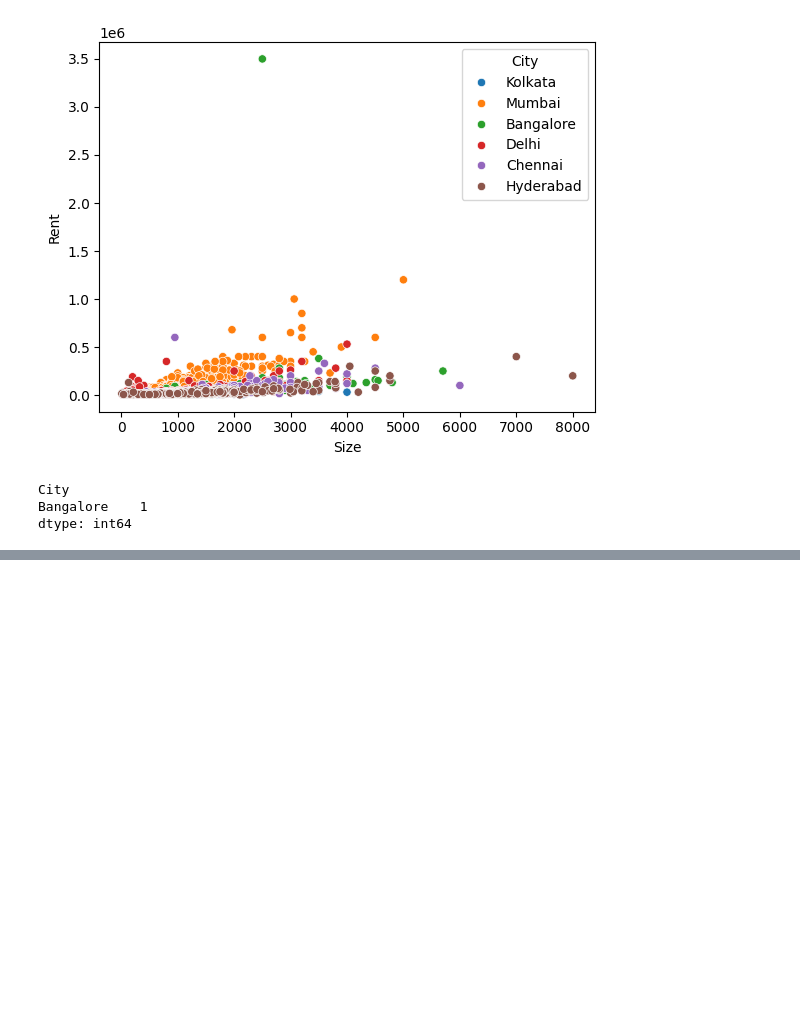
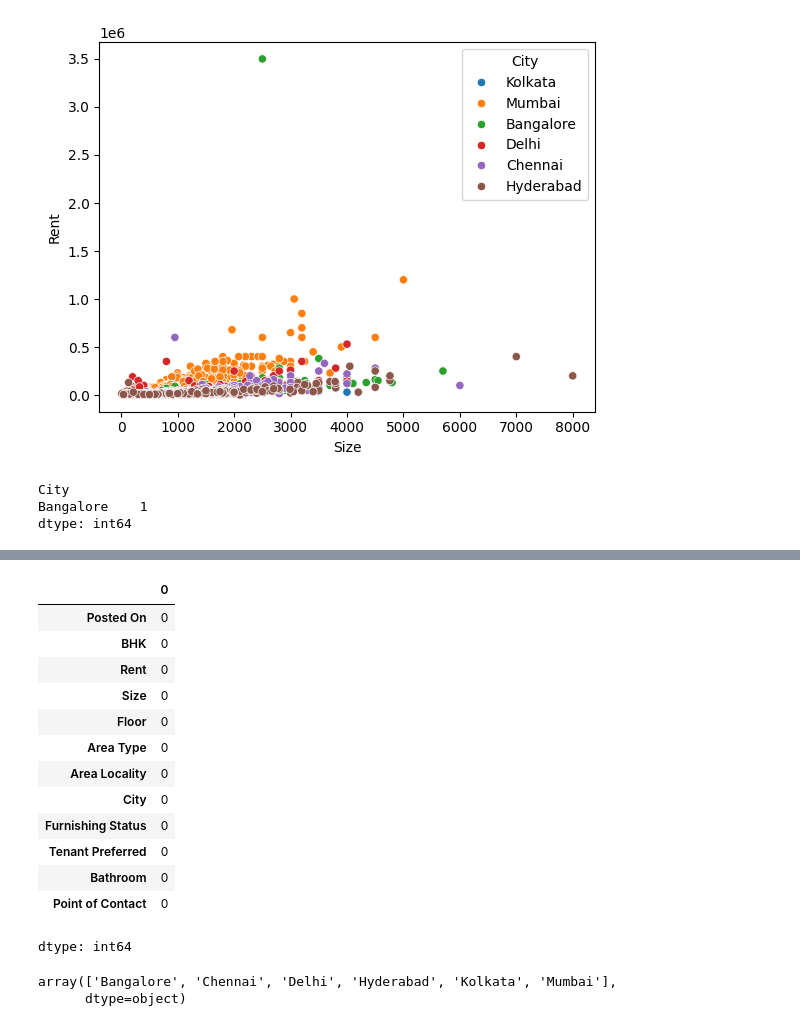
Before and after one commit to FelipeNunesReis/House-rent-prediction, a Jupyter notebook: Houses.ipynb, the cells around one changed output, grey strips where cells are left out. Saved outputs shown, nothing was run; the diff lists cells and outputs as text; code cells hidden in the pictures; blank space fills up the shorter version.

```diff
--- a/Houses.ipynb
+++ b/Houses.ipynb
@@ -45,0 +57,17 @@ dtype: int64
+# %%
+df.isnull().sum()
+# %% [output]
+|  | 0 |
+| Posted On | 0 |
+| BHK | 0 |
+| Rent | 0 |
+| Size | 0 |
+| Floor | 0 |
+| Area Type | 0 |
+| Area Locality | 0 |
+| City | 0 |
+| Furnishing Status | 0 |
+| Tenant Preferred | 0 |
+| Bathroom | 0 |
+| Point of Contact | 0 |
+dtype: int64
@@ -45,0 +76,5 @@ dtype: int64
+# %%
+np.unique(df['City'])
+# %% [output]
+array(['Bangalore', 'Chennai', 'Delhi', 'Hyderabad', 'Kolkata', 'Mumbai'],
+      dtype=object)
```
Also changed, not shown: parts of 15 cells of this notebook.
